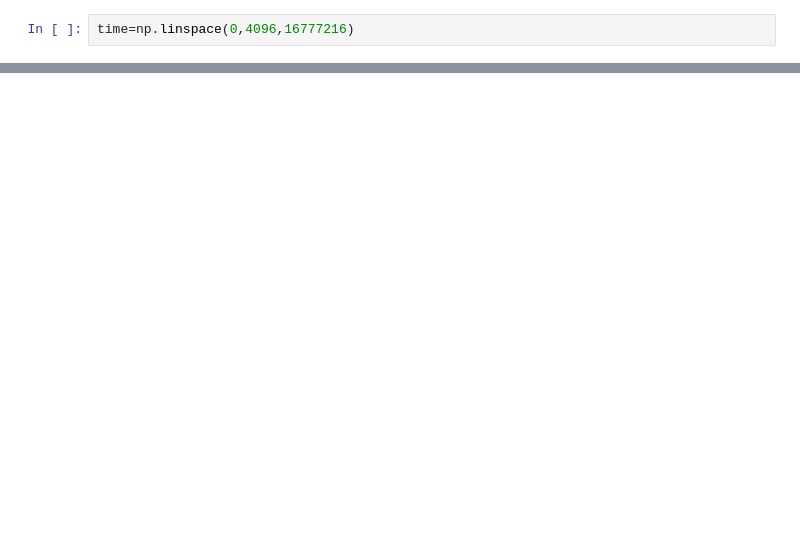
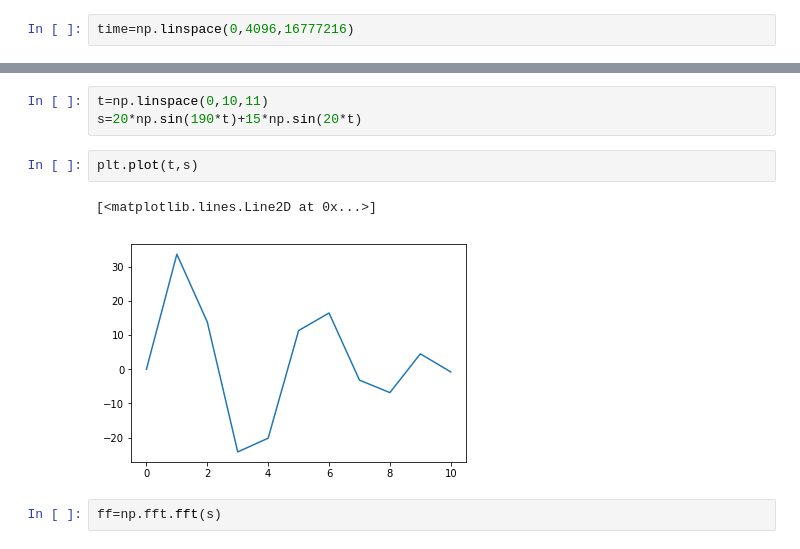
Before and after one commit to Shrobana/PEboson, a Jupyter notebook: ParameterEstimation.ipynb, the cells around one changed output, grey strips where cells are left out. Drawn from its saved outputs; the diff is of its cells as text; blank space fills up the shorter version.

```diff
--- a/ParameterEstimation.ipynb
+++ b/ParameterEstimation.ipynb
@@ -126,0 +187,10 @@ array([ 8.38902540e-21,  7.90375254e-21, -8.37515035e-21, -7.91845513e-21,
+# %%
+t=np.linspace(0,10,11)
+s=20*np.sin(190*t)+15*np.sin(20*t)
+# %%
+plt.plot(t,s)
+# %% [output]
+[<matplotlib.lines.Line2D at 0x...>]
+[figure, added]
+# %%
+ff=np.fft.fft(s)
```
Also changed, not shown: parts of 46 cells of this notebook, 1 other file.
